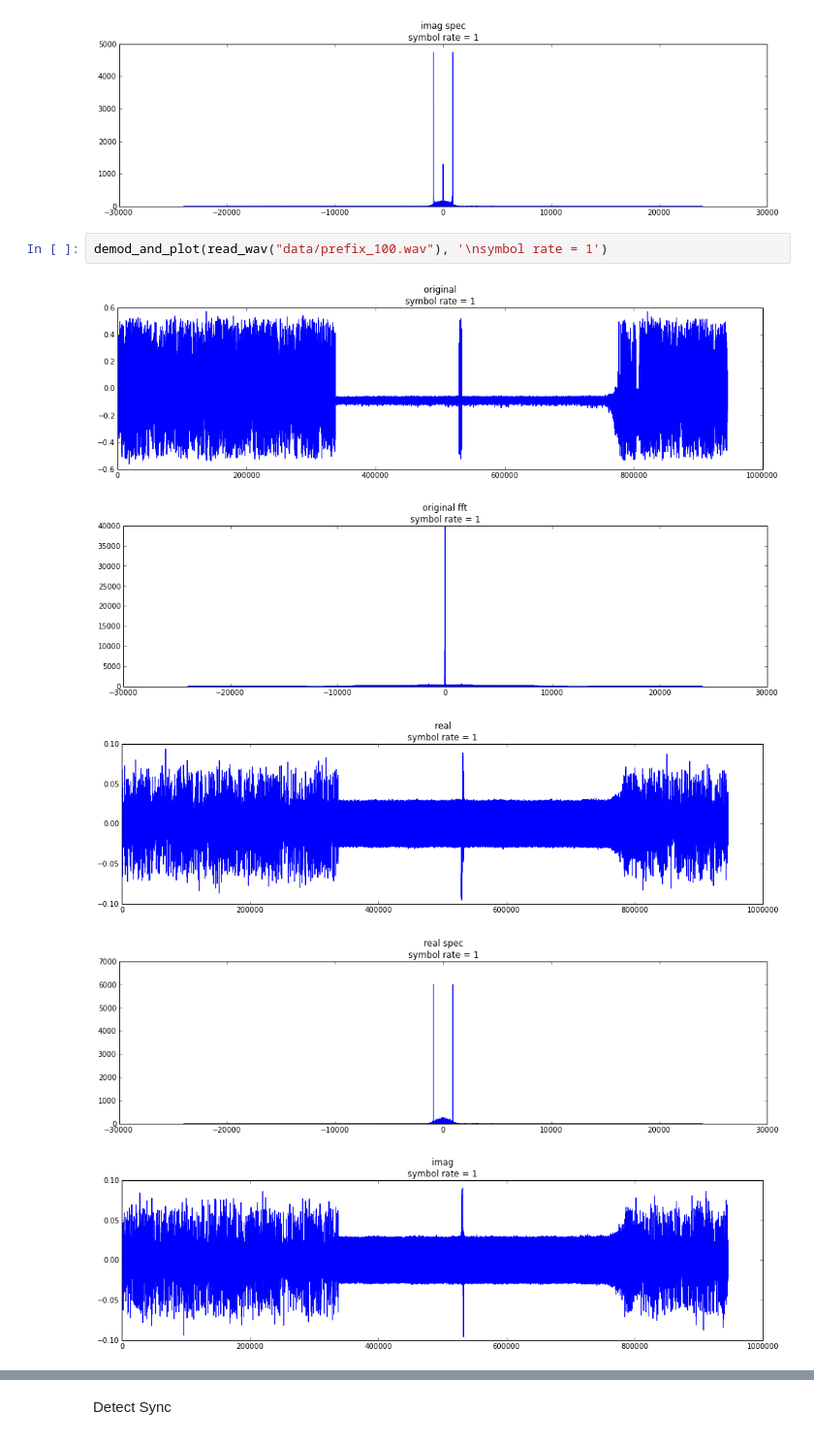
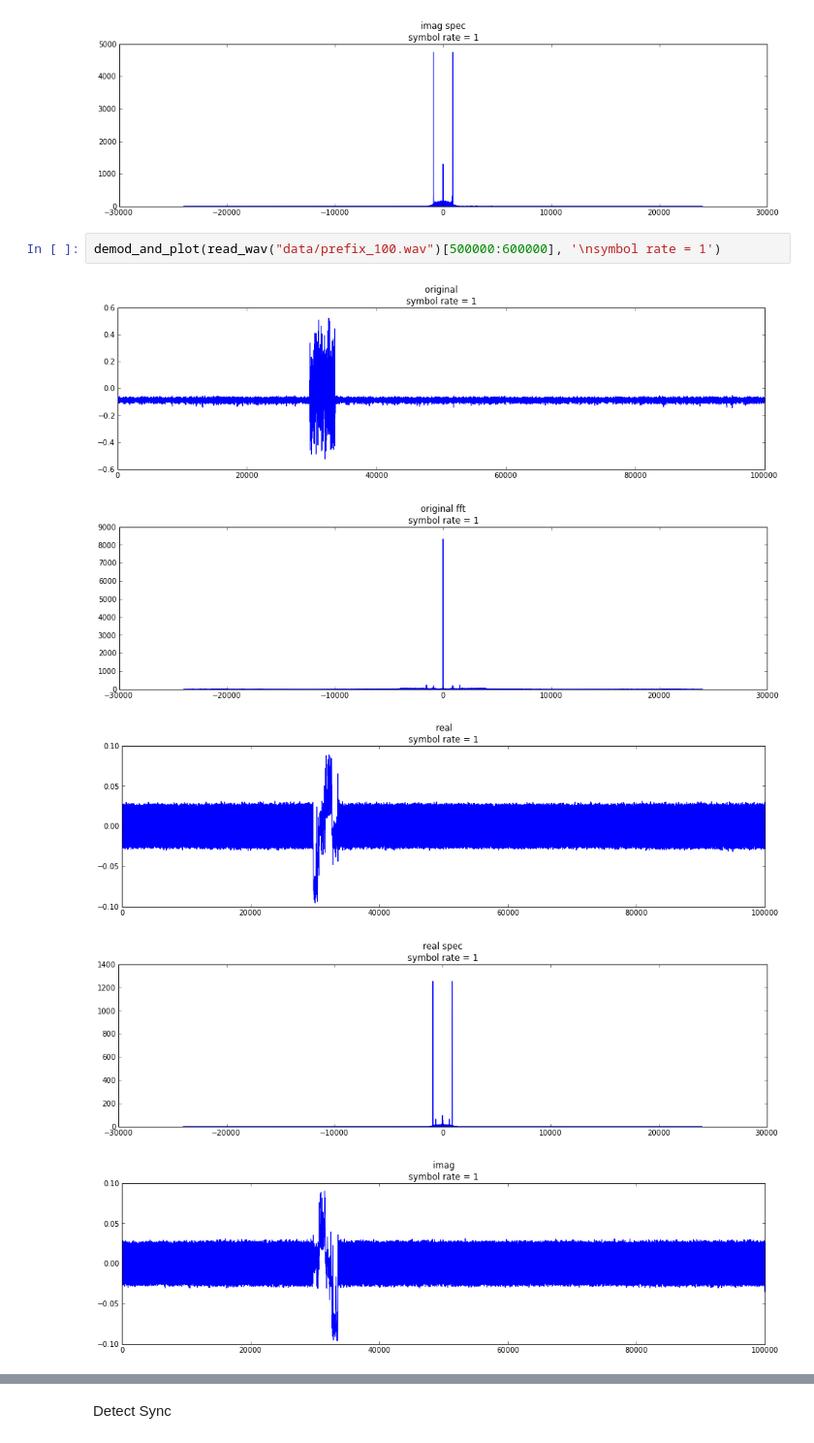
Before and after one commit to ganlubbq/ham_qam, a Jupyter notebook: Radio-Test.ipynb, the cells around one changed output, grey strips where cells are left out. Shown: that part at 97% size. Drawn from its saved outputs; the diff is of its cells as text.

```diff
--- a/Radio-Test.ipynb
+++ b/Radio-Test.ipynb
@@ -96,10 +96,10 @@ demod_and_plot(read_wav("data/prefix_10.wav"), '\nsymbol rate = 1')
 [figure]
 [figure]
 # %%
-demod_and_plot(read_wav("data/prefix_100.wav"), '\nsymbol rate = 1')
+demod_and_plot(read_wav("data/prefix_100.wav")[500000:600000], '\nsymbol rate = 1')
 # %% [output]
-[figure, old version]
+[figure, new version]
-[figure, old version]
+[figure, new version]
-[figure, old version]
+[figure, new version]
-[figure, old version]
+[figure, new version]
-[figure, old version]
+[figure, new version]
```
Also changed, not shown: parts of 2 cells of this notebook.
